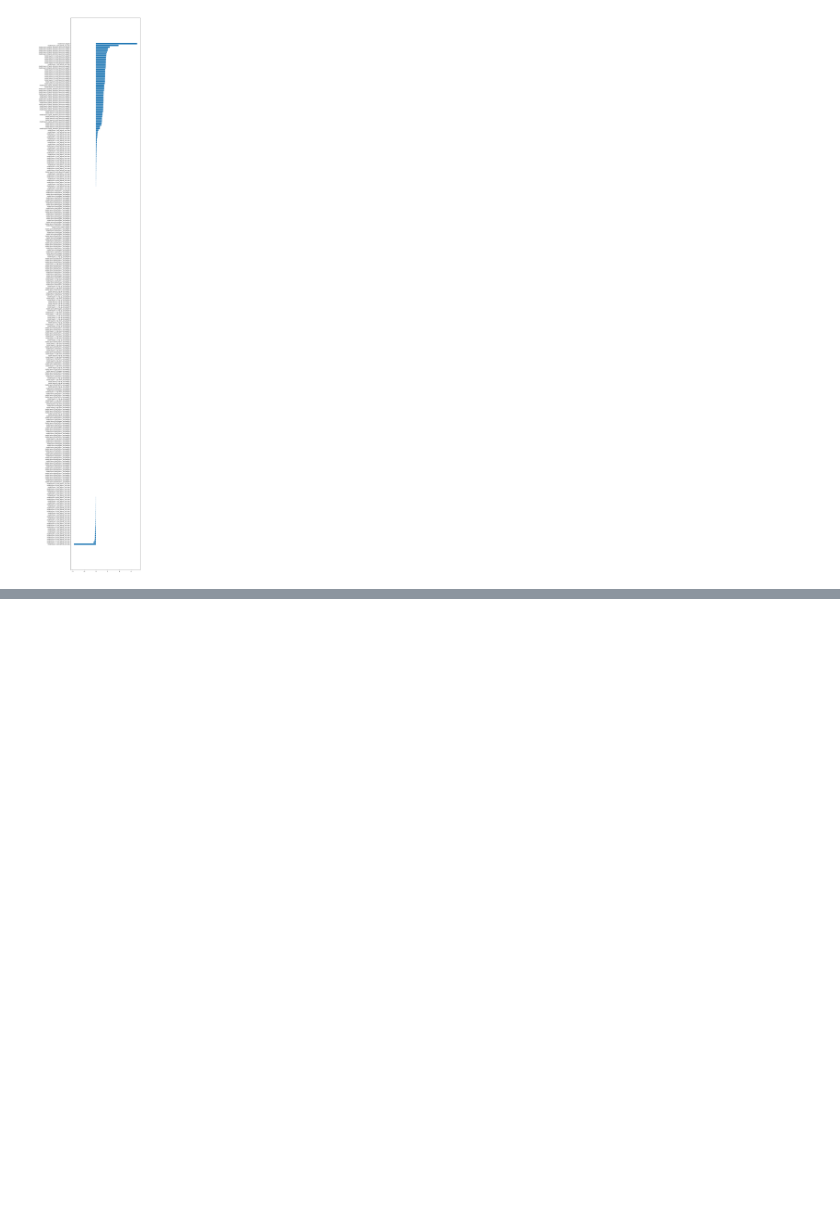
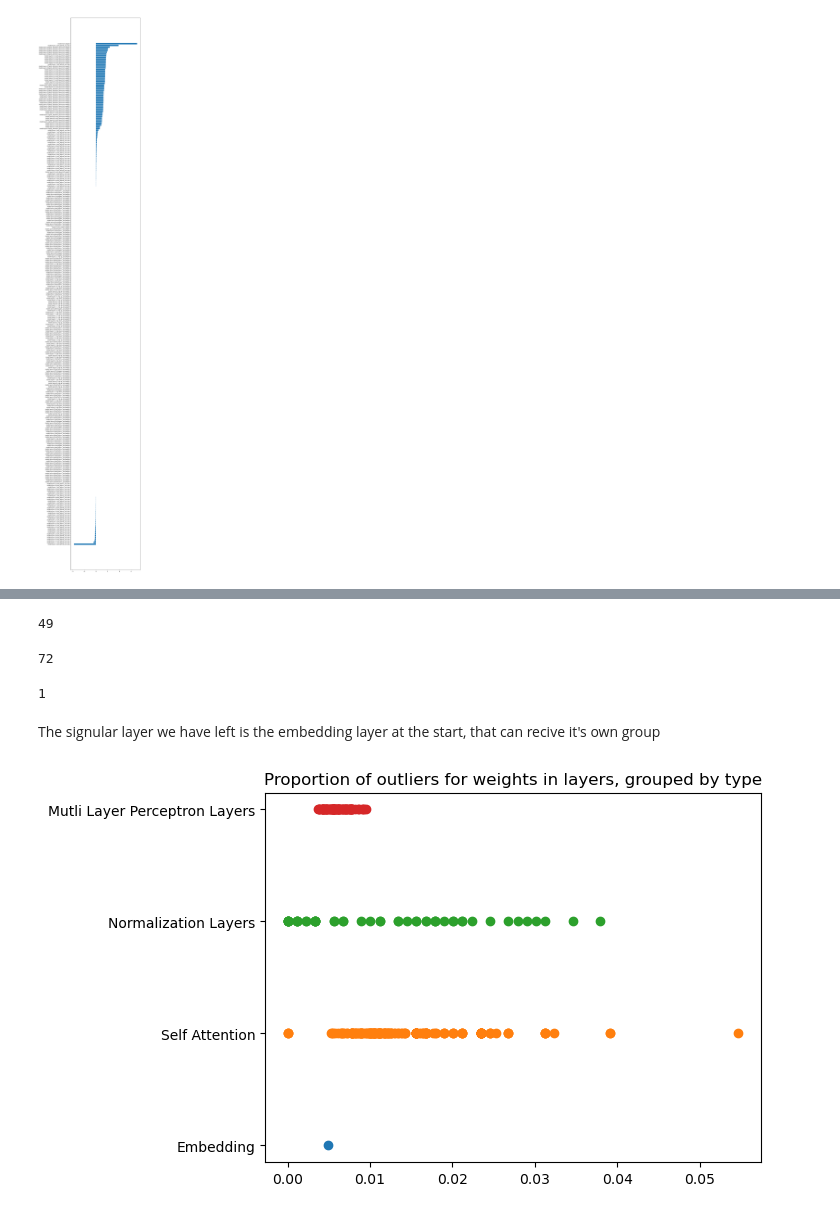
Before and after one commit to carterjandrew/stats-II-final, a Jupyter notebook: exploration.ipynb, the cells around one changed output, grey strips where cells are left out. Cells and saved outputs as stored; diff of their text form; code cells hidden in the pictures; blank space fills up the shorter version.

```diff
--- a/main.ipynb
+++ b/exploration.ipynb
@@ -111,0 +170,38 @@ plt.show();
+# %%
+norm_layer_indicies = [index for index, name in enumerate(names) if 'norm' in name]
+len(norm_layer_indicies)
+# %% [output]
+49
+# %%
+mlp_layer_indicies = [index for index, name in enumerate(names) if 'mlp' in name]
+len(mlp_layer_indicies)
+# %% [output]
+72
+# %%
+len(names) - len(self_attn_layer_indicies) - len(norm_layer_indicies) - len(mlp_layer_indicies)
+# %% [output]
+1
+# %% [markdown]
+The signular layer we have left is the embedding layer at the start, that can recive it's own group
+# %%
+embedding_layer_indicies = [0]
+# %%
+params = [param.data.flatten().numpy() for name, param in model.named_parameters()]
+grouped_params = {
+    'Embedding': [params[i] for i in embedding_layer_indicies],
+    'Self Attention': [params[i] for i in self_attn_layer_indicies],
+    'Normalization Layers': [params[i] for i in norm_layer_indicies],
+    'Mutli Layer Perceptron Layers': [params[i] for i in mlp_layer_indicies],
+}
+grouped_outlier_props = [np.mean(np.abs(zscore(layer)) > 3) for layer in sample_weights]
+grouped_outlier_props = {
+    name: [np.mean(np.abs(zscore(layer)) > 3) for layer in layers] for name, layers in grouped_params.items()
+}
+# %%
+fig, ax = plt.subplots()
+for i, (key, values) in enumerate(grouped_outlier_props.items()):
+    ax.scatter(values, [key] * len(values), label=key)
+plt.title("Proportion of outliers for weights in layers, grouped by type")
+plt.show();
+# %% [output]
+[figure, added]
```
Also changed, not shown: parts of 12 cells of this notebook, 1 other file.
